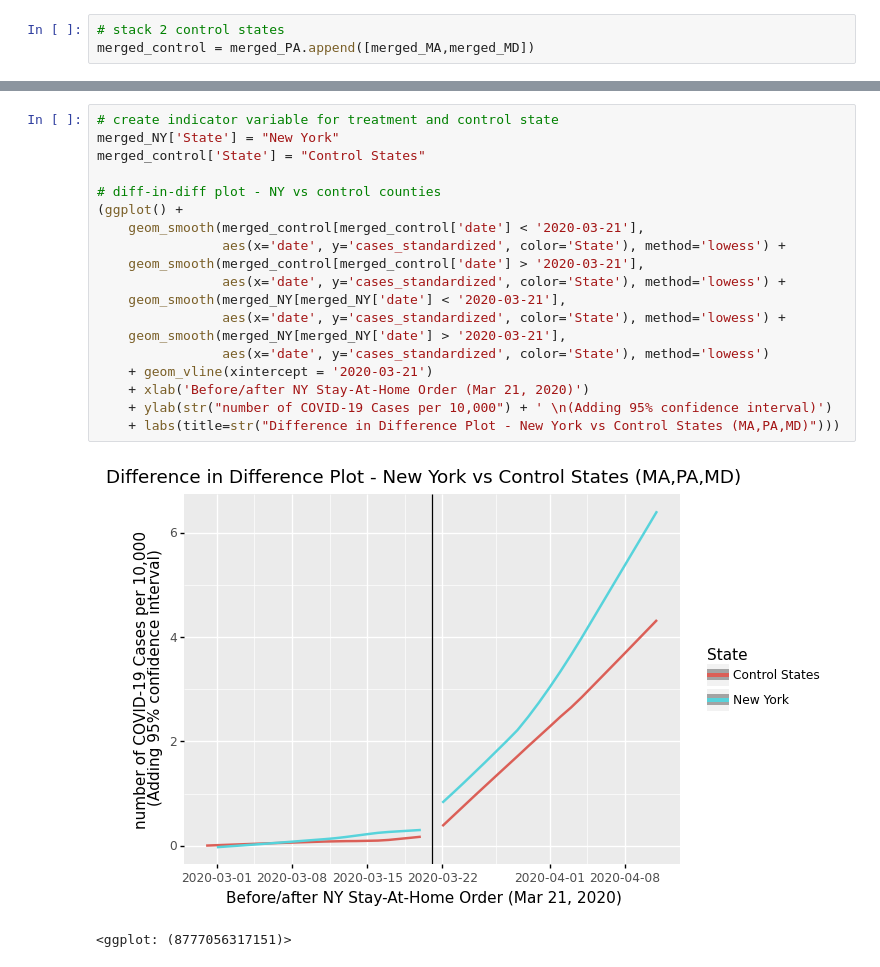
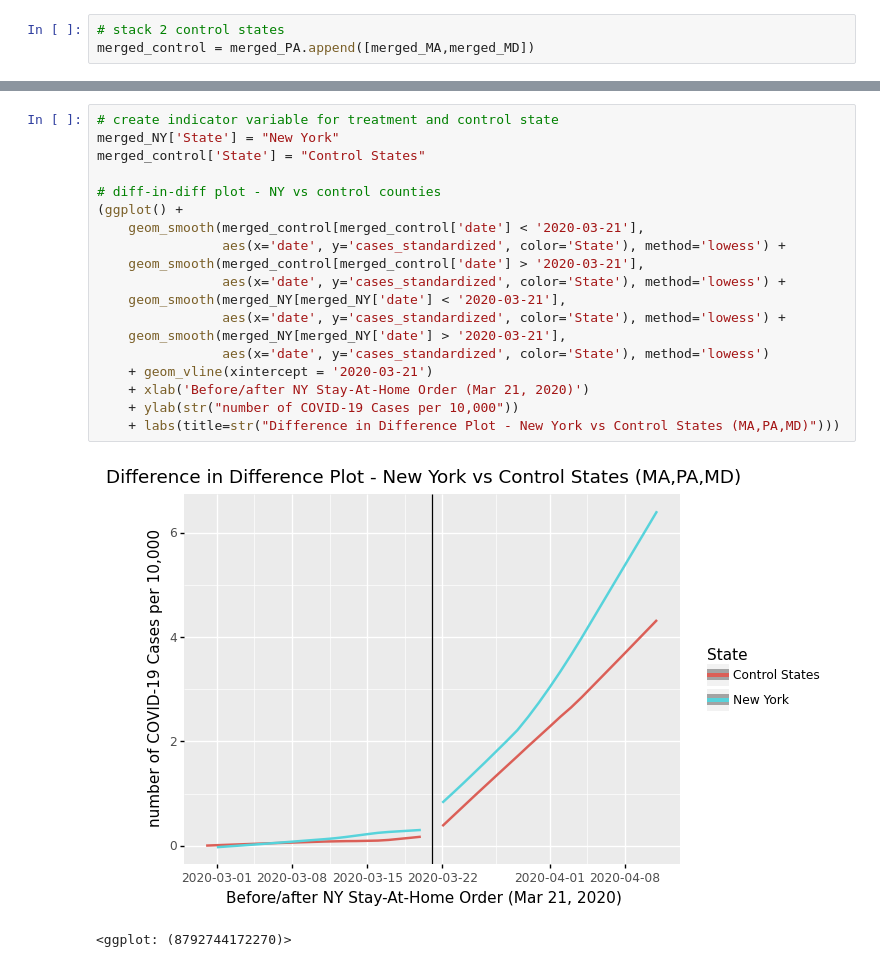
Before and after one commit to jenniesun/COVID-19-Policy-Impact-Analysis, a Jupyter notebook: 10_code/NYstate_level.ipynb, the cells around one changed output, grey strips where cells are left out. Drawn from its saved outputs; the diff is of its cells as text.

```diff
--- a/10_code/NYstate_level.ipynb
+++ b/10_code/NYstate_level.ipynb
@@ -185,22 +185,22 @@ merged_control = merged_PA.append([merged_MA,merged_MD])
 # %%
 # create indicator variable for treatment and control state
 merged_NY['State'] = "New York"
 merged_control['State'] = "Control States"
 
 # diff-in-diff plot - NY vs control counties
 (ggplot() +
     geom_smooth(merged_control[merged_control['date'] < '2020-03-21'],
                 aes(x='date', y='cases_standardized', color='State'), method='lowess') +
     geom_smooth(merged_control[merged_control['date'] > '2020-03-21'],
                 aes(x='date', y='cases_standardized', color='State'), method='lowess') +
     geom_smooth(merged_NY[merged_NY['date'] < '2020-03-21'],
                 aes(x='date', y='cases_standardized', color='State'), method='lowess') +
     geom_smooth(merged_NY[merged_NY['date'] > '2020-03-21'],
                 aes(x='date', y='cases_standardized', color='State'), method='lowess')
     + geom_vline(xintercept = '2020-03-21')
     + xlab('Before/after NY Stay-At-Home Order (Mar 21, 2020)')
-    + ylab(str("number of COVID-19 Cases per 10,000") + ' \n(Adding 95% confidence interval)')
+    + ylab(str("number of COVID-19 Cases per 10,000"))
     + labs(title=str("Difference in Difference Plot - New York vs Control States (MA,PA,MD)")))
 # %% [output]
-[figure, old version]
+[figure, new version]
-<ggplot: (8777056317151)>
+<ggplot: (8792744172270)>
```
Also changed, not shown: parts of 3 cells of this notebook.
